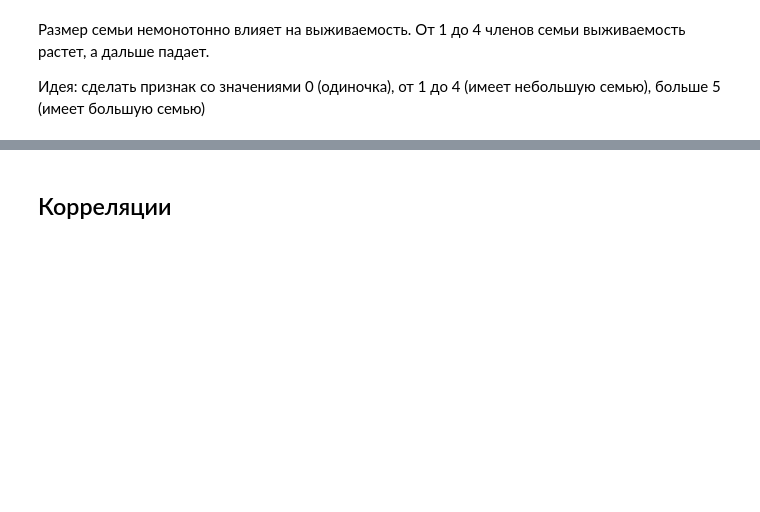
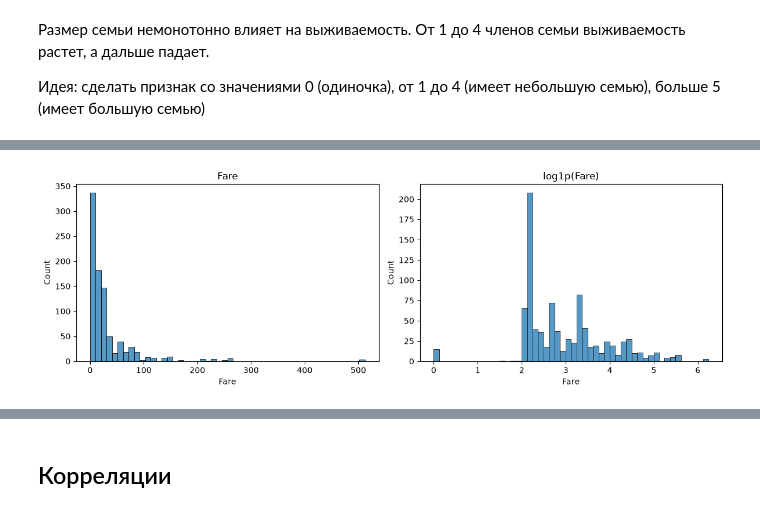
Before and after one commit to iv-galkin/titanic-survival-prediction, a Jupyter notebook: notebooks/01_eda.ipynb, the cells around one changed output, grey strips where cells are left out. Saved outputs shown, nothing was run; the diff lists cells and outputs as text; code cells hidden in the pictures; blank space fills up the shorter version.

```diff
--- a/notebooks/01_eda.ipynb
+++ b/notebooks/01_eda.ipynb
@@ -366,0 +390,13 @@ Index(['PassengerId', 'Survived', 'Pclass', 'Name', 'Sex', 'Age', 'SibSp',
+# %%
+fig, axes = plt.subplots(1, 2, figsize=(12, 4))
+
+sns.histplot(train_data['Fare'], bins=50, ax=axes[0])
+axes[0].set_title('Fare')
+
+sns.histplot(np.log1p(train_data['Fare']), bins=50, ax=axes[1])
+axes[1].set_title('log1p(Fare)')
+
+plt.tight_layout()
+plt.show()
+# %% [output]
+[figure, added]
```
Also changed, not shown: parts of 19 cells of this notebook, 7 other files.
